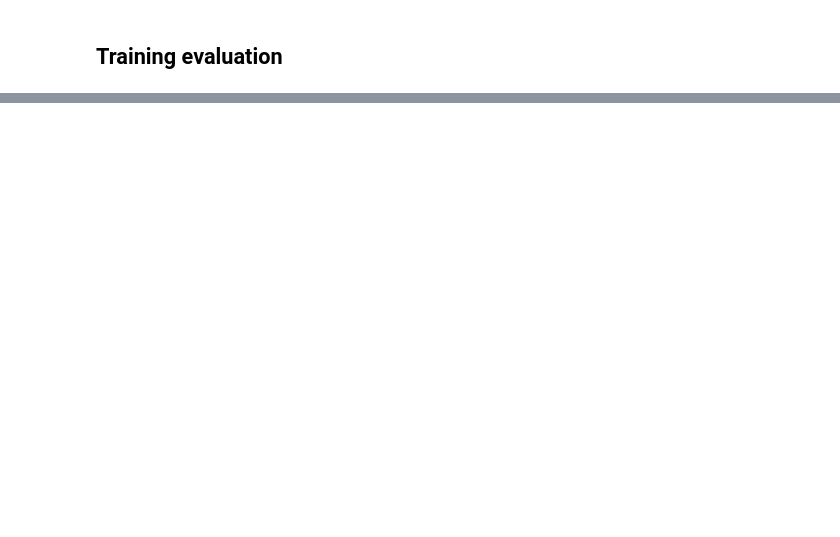
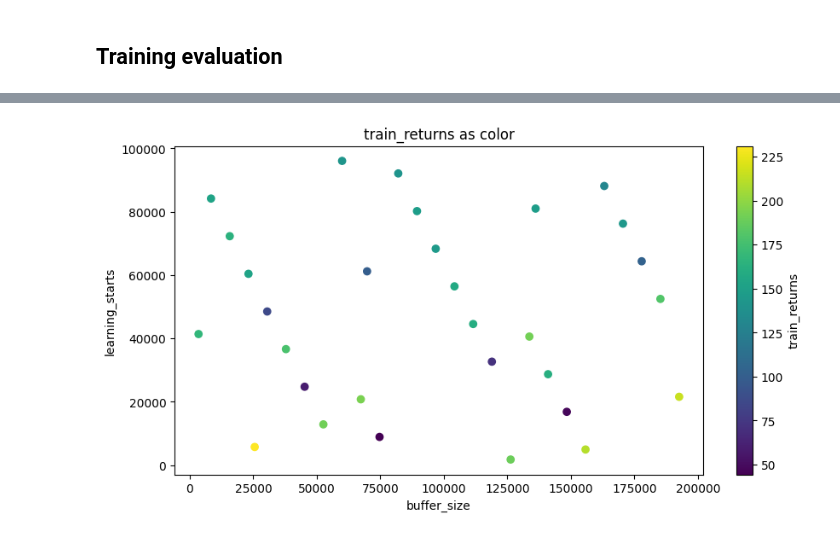
Before and after one commit to NickKirilov/atari-games, a Jupyter notebook: space_invaders.ipynb, the cells around one changed output, grey strips where cells are left out. Drawn from its saved outputs; the diff is of its cells as text; code cells hidden in the pictures; blank space fills up the shorter version.

```diff
--- a/space_invaders.ipynb
+++ b/space_invaders.ipynb
@@ -403,0 +286,4 @@ model.save("space_invaders_model")
+# %%
+plot_returns_by_2_params(df, "buffer_size", "learning_starts")
+# %% [output]
+[figure, added]
```
Also changed, not shown: parts of 35 cells of this notebook, 4 other files.
